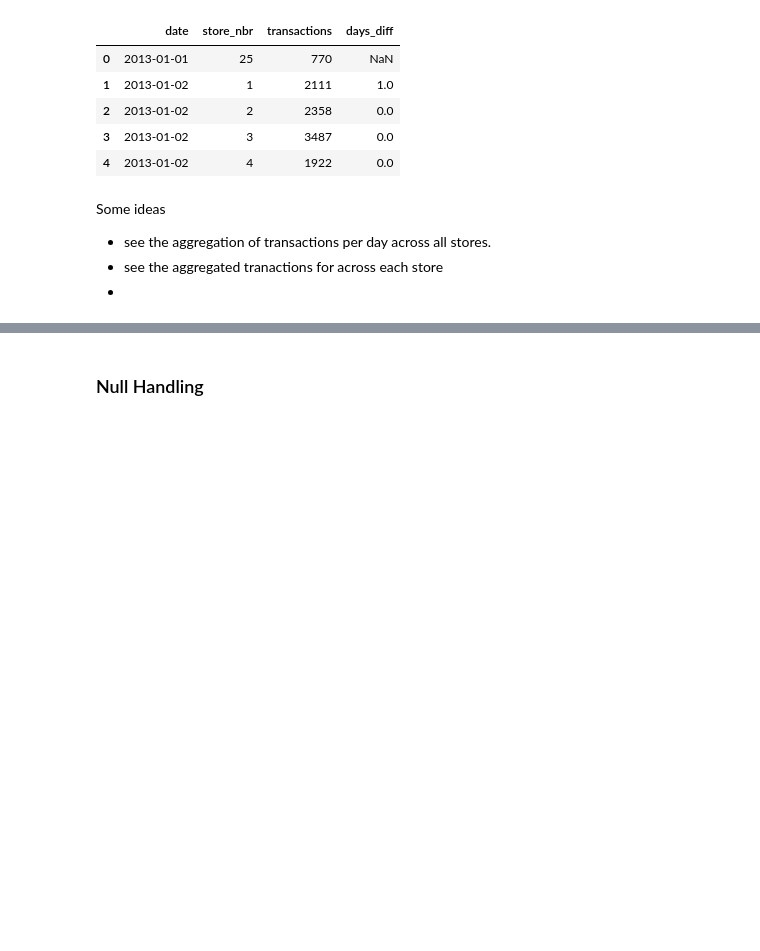
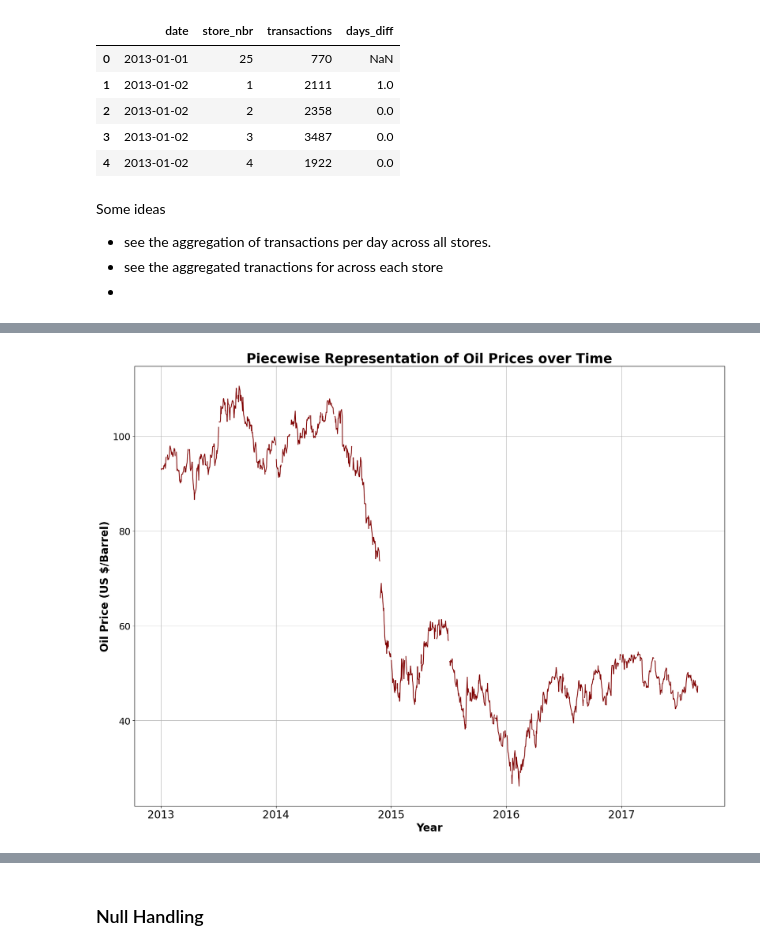
Before and after one commit to chriskuz/store_sales_time_series_forecasting, a Jupyter notebook: src/data_look.ipynb, the cells around one changed output, grey strips where cells are left out. Cells and saved outputs as stored; diff of their text form; code cells hidden in the pictures; blank space fills up the shorter version.

Commit message:
Did a deep dive on oil and got a piecewise function going on it.

```diff
--- a/src/data_look.ipynb
+++ b/src/data_look.ipynb
@@ -904,0 +949,13 @@ Some ideas
+# %%
+oil_date_range = oil["date"].to_list()
+
+# We're going to pull oil sub-dfs
+# into a list and then iteratively
+# subplot them
+oil_sub_dfs = []
+
+plot_oil = oil.copy()
+
+# plot_oil["group"] = plot_oil["dcoilwtico"].notnull().cumsum() * plot_oil["dcoilwtico"].notnull()
+
+plot_oil["group"] = (plot_oil["dcoilwtico"].notnull() != plot_oil["dcoilwtico"].notnull().shift()).cumsum() * plot_oil["dcoilwtico"].notnull()
@@ -904,0 +966,24 @@ Some ideas
+# %%
+groups = plot_oil[ plot_oil["dcoilwtico"].notnull() ].groupby("group")
+
+plot_oil = plot_oil[ plot_oil["group"] != 0 ]
+
+n_groups = groups.ngroups
+
+# fig, axes = plt.subplots(n_groups, 1, figsize = (30,20), sharex=True)
+plt.figure( figsize=(20,15) )
+
+# for (group_id, group_data), ax in zip(groups, axes):
+for group_id, group_data in groups:
+    plt.plot(group_data["date"], group_data["dcoilwtico"], color="maroon", label=f"Oil Price Group {group_id}") #marker="o", color="blue"
+
+plt.title("Piecewise Representation of Oil Prices over Time", size=25, fontweight="bold")
+plt.xlabel("Year", size=20, fontweight="bold")
+plt.ylabel("Oil Price (US $/Barrel)", size=20, fontweight="bold")
+
+plt.xticks(size="20")
+plt.yticks(size="18")
+plt.grid(axis="both")
+# plt.grid
+# %% [output]
+[figure, added]
```
Also changed, not shown: parts of 9 cells of this notebook.
